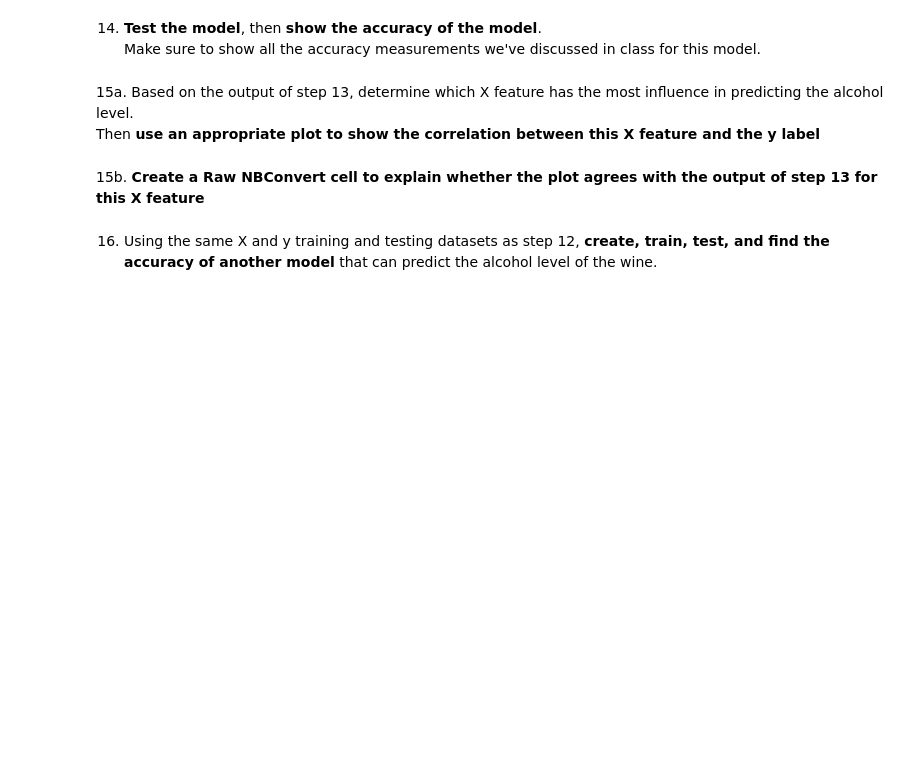
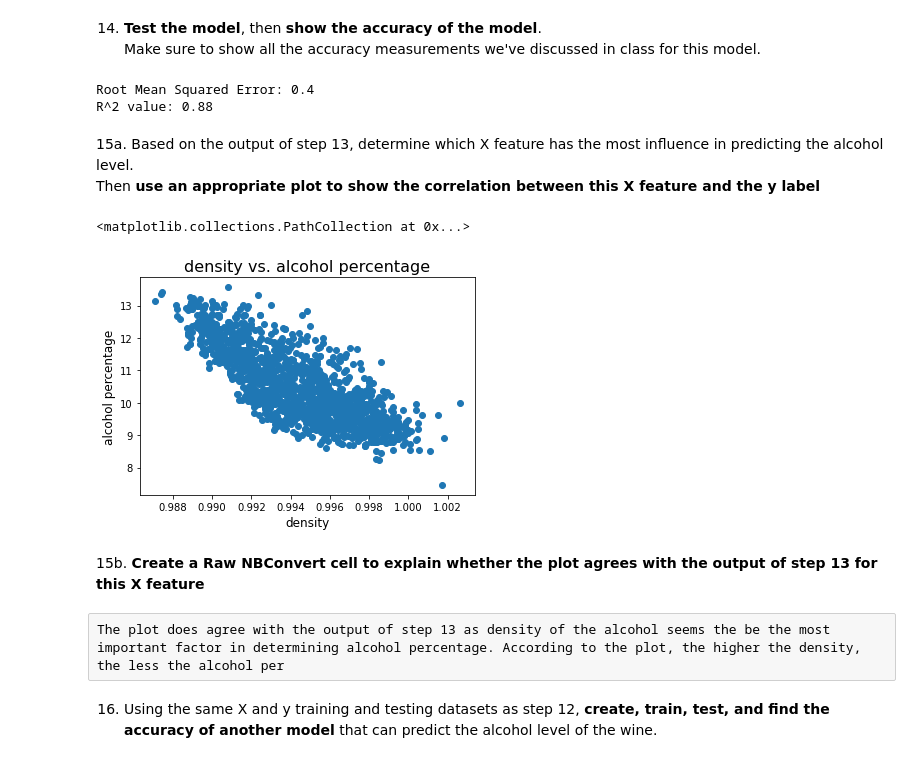
Before and after one commit to Pratyush-Shanbhag/Introduction_To_Data_Science, a Jupyter notebook: Lab_3a/lab3a.ipynb, the cells around one changed output. Drawn from its saved outputs; the diff is of its cells as text; code cells hidden in the pictures; blank space fills up the shorter version.

Commit message:
calculated most important feature in determining alcohol percentage in a wine and displayed a correlation plot with the data

```diff
--- a/Lab_3a/lab3a.ipynb
+++ b/Lab_3a/lab3a.ipynb
@@ -245,3 +266,9 @@ print(X_train.shape, X_test.shape, y_train.shape, y_test.shape)
 # %% [markdown]
 13. __Create and train an appropriate model__ to predict the alcohol percentage of the wine.<br>
 Then __show the influence of each X feature on the y output__.
+# %%
+regr = lm.LinearRegression()
+regr = regr.fit(X_train, y_train)
+y_pred = regr.predict(X_test)
+c = pd.DataFrame(regr.coef_ * X_train.std(axis=0), index=df.columns[df.columns != "alcohol"], columns=["Coefficient Importance"])
+print(c)
@@ -248,11 +289,29 @@ Then __show the influence of each X feature on the y output__.
 # %% [markdown]
 14. __Test the model__, then __show the accuracy of the model__.<br>
 Make sure to show all the accuracy measurements we've discussed in class for this model.
+# %%
+RMSE = np.sqrt(metrics.mean_squared_error(y_test, y_pred))
+print('Root Mean Squared Error:',round(RMSE,2))
+print('R^2 value:', round(regr.score(X,y),2))
+# %% [output]
+Root Mean Squared Error: 0.4
+R^2 value: 0.88
 # %% [markdown]
 15a. Based on the output of step 13, determine which X feature has the most influence in predicting the alcohol level.<br>
 Then __use an appropriate plot to show the correlation between this X feature and the y label__
+# %%
+val = c.abs().idxmax()
+plt.title(f"{val[0]} vs. alcohol percentage", fontsize=16)
+plt.xlabel(val[0], fontsize=12)
+plt.ylabel("alcohol percentage", fontsize=12)
+plt.scatter(X_test[val[0]], y_pred)
+# %% [output]
+<matplotlib.collections.PathCollection at 0x...>
+[figure, added]
 # %% [markdown]
 15b. __Create a Raw NBConvert cell to explain whether the plot agrees with the output of step 13 for this X feature__
+# %% [raw]
+The plot does agree with the output of step 13 as density of the alcohol seems the be the most important factor in determining alcohol percentage. According to the plot, the higher the density, the less the alcohol per
 # %% [markdown]
 16. Using the same X and y training and testing datasets as step 12, __create, train, test, and find the accuracy of another model__ that can predict the alcohol level of the wine.
 # %% [markdown]
```
Also changed, not shown: parts of 10 cells of this notebook.
